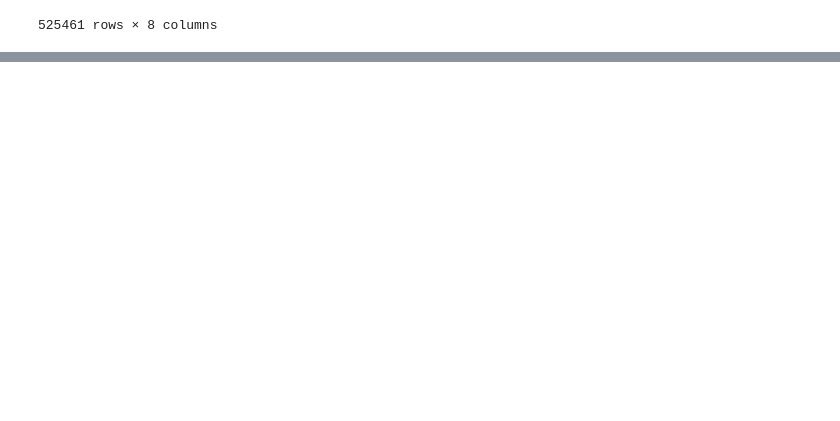
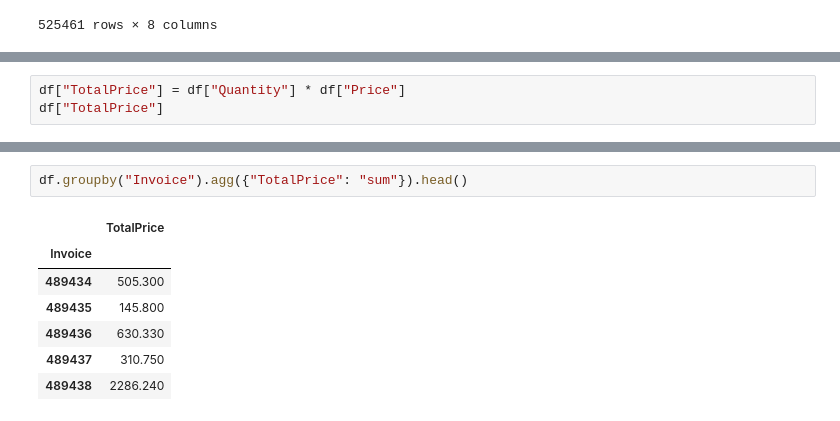
Before and after one commit to dilaraesmer/RFM-Analysis, a Jupyter notebook: Customer_Segmentation_with_RFM.ipynb, the cells around one changed output, grey strips where cells are left out. Cells and saved outputs as stored; diff of their text form; blank space fills up the shorter version.

```diff
--- a/Customer_Segmentation_with_RFM.ipynb
+++ b/Customer_Segmentation_with_RFM.ipynb
@@ -57,0 +105,3 @@ df.head()
+# %%
+df["TotalPrice"] = df["Quantity"] * df["Price"]
+df["TotalPrice"]
@@ -57,0 +121,10 @@ df.head()
+# %%
+df.groupby("Invoice").agg({"TotalPrice": "sum"}).head()
+# %% [output]
+|  | TotalPrice |
+| Invoice |  |
+| 489434 | 505.300 |
+| 489435 | 145.800 |
+| 489436 | 630.330 |
+| 489437 | 310.750 |
+| 489438 | 2286.240 |
```
Also changed, not shown: parts of 9 cells of this notebook.
